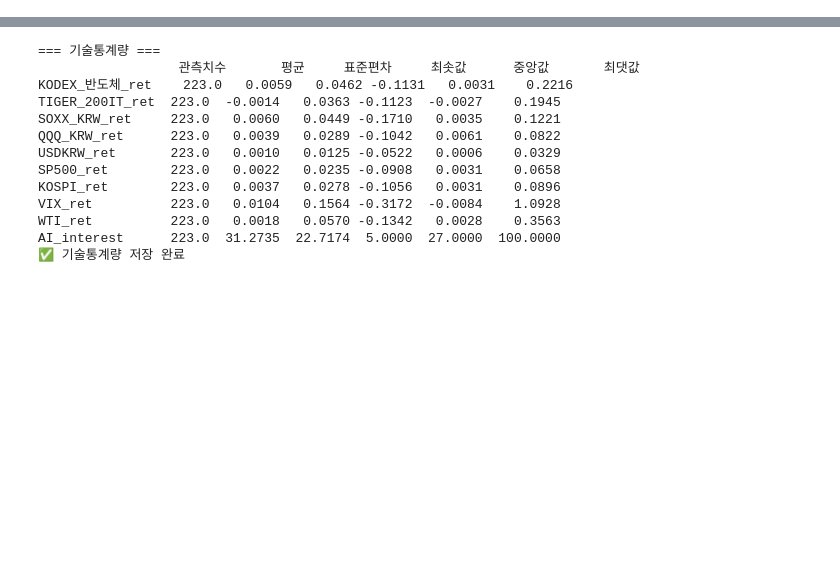
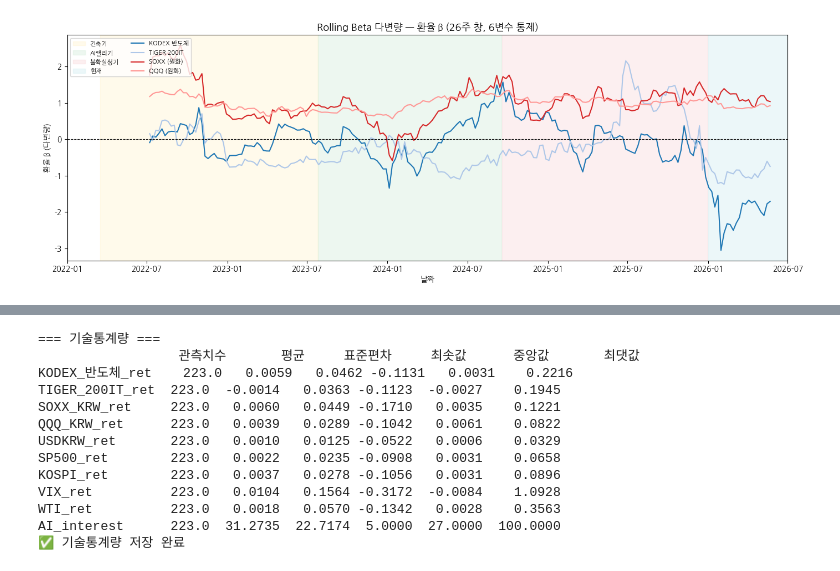
Before and after one commit to DksMh/data-mining, a Jupyter notebook: 02_regression.ipynb, the cells around one changed output, grey strips where cells are left out. Saved outputs shown, nothing was run; the diff lists cells and outputs as text; code cells hidden in the pictures; blank space fills up the shorter version.

```diff
--- a/02_regression.ipynb
+++ b/02_regression.ipynb
@@ -262 +261,96 @@ print('✅ Rolling Beta 4개 ETF 차트 저장 완료')
 ✅ Rolling Beta 4개 ETF 차트 저장 완료
+# %%
+# ════════════════════════════════════════════════════════
+# 기말 내용 부분 추가 (20260515)
+# STEP 5 — Q1. Rolling Beta 다변량 전환
+# 교수 Q1: 6변수 OLS에서 환율 β만 26주 창 추출
+# 단변량 대비 KODEX β=−3 극단값 유지 여부 확인
+# ════════════════════════════════════════════════════════
+
+import numpy as np
+import matplotlib.pyplot as plt
+import statsmodels.api as sm
+
+WINDOW = 26
+TARGETS = {
+    'KODEX 반도체': 'KODEX_반도체_ret',
+    'TIGER 200IT':  'TIGER_200IT_ret',
+    'SOXX (원화)':  'SOXX_KRW_ret',
+    'QQQ (원화)':   'QQQ_KRW_ret',
+}
+X_COLS = ['USDKRW_ret', 'SP500_ret', 'KOSPI_ret', 'VIX_ret', 'WTI_ret', 'AI_interest']
+
+df_clean = df.dropna(subset=X_COLS + list(TARGETS.values()))
+X = sm.add_constant(df_clean[X_COLS])
+
+# 26주 창 롤링 — 환율 β만 추출
+rolling_betas = {}
+for name, col in TARGETS.items():
+    betas = [np.nan] * len(df_clean)
+    for i in range(WINDOW, len(df_clean) + 1):
+        X_w = X.iloc[i - WINDOW:i]
+        y_w = df_clean[col].iloc[i - WINDOW:i]
+        try:
+            res = sm.OLS(y_w, X_w).fit()
+            betas[i - 1] = res.params['USDKRW_ret']
+        except:
+            pass
+    rolling_betas[name] = betas
+
+beta_df = pd.DataFrame(rolling_betas, index=df_clean.index)
+
+# ── 시각화 ──────────────────────────────────────────────
+PHASES = {
+    '긴축기':     ('2022-03-17', '2023-07-26', '#fff3cd'),
+    'AI랠리기':   ('2023-07-27', '2024-09-17', '#d4edda'),
+    '불확실성기': ('2024-09-18', '2025-12-31', '#f8d7da'),
+    '현재':       ('2026-01-01', '2099-12-31', '#d1ecf1'),
+}
+COLORS = {
+    'KODEX 반도체': '#1f77b4',
+    'TIGER 200IT':  '#aec7e8',
+    'SOXX (원화)':  '#d62728',
+    'QQQ (원화)':   '#ff9896',
+}
+
+fig, ax = plt.subplots(figsize=(14, 5))
+
+for phase, (s, e, c) in PHASES.items():
+    ax.axvspan(pd.Timestamp(s), pd.Timestamp(e), color=c, alpha=0.4, label=phase)
+
+for name, col in TARGETS.items():
+    ax.plot(beta_df.index, beta_df[name], label=name,
+            color=COLORS[name], linewidth=1.5)
+
+ax.axhline(0, color='black', linewidth=0.8, linestyle='--')
+ax.set_xlim(pd.Timestamp('2022-01-01'), pd.Timestamp('2026-07-01'))  # ← 추가
+ax.set_title('Rolling Beta 다변량 — 환율 β (26주 창, 6변수 통제)', fontsize=13)
+ax.set_ylabel('환율 β (다변량)')
+ax.set_xlabel('날짜')
+ax.legend(loc='upper left', fontsize=8, ncol=2)
+plt.tight_layout()
+
+save_path = '/content/drive/MyDrive/데이터마이닝/rolling_beta_multivariate.png'
+plt.savefig(save_path, dpi=150)
+plt.show()
+print(f'✅ 저장 완료: {save_path}')
+
+# ── 단변량 vs 다변량 수치 비교 ──────────────────────────
+print('\n단변량 vs 다변량 환율 β 비교 (전체 기간 평균)')
+print('=' * 52)
+print(f'{"ETF":<14} {"단변량 β":>10} {"다변량 β":>10} {"차이":>8}')
+print('=' * 52)
+
+uni_betas = {}
+for name, col in TARGETS.items():
+    b = sm.OLS(df_clean[col],
+               sm.add_constant(df_clean['USDKRW_ret'])).fit().params['USDKRW_ret']
+    uni_betas[name] = b
+
+for name in TARGETS:
+    u = uni_betas[name]
+    m = beta_df[name].mean()
+    print(f'{name:<14} {u:>10.3f} {m:>10.3f} {m-u:>8.3f}')
+print('=' * 52)
+# %% [output]
+[figure, added]
```
Also changed, not shown: parts of 8 cells of this notebook.
